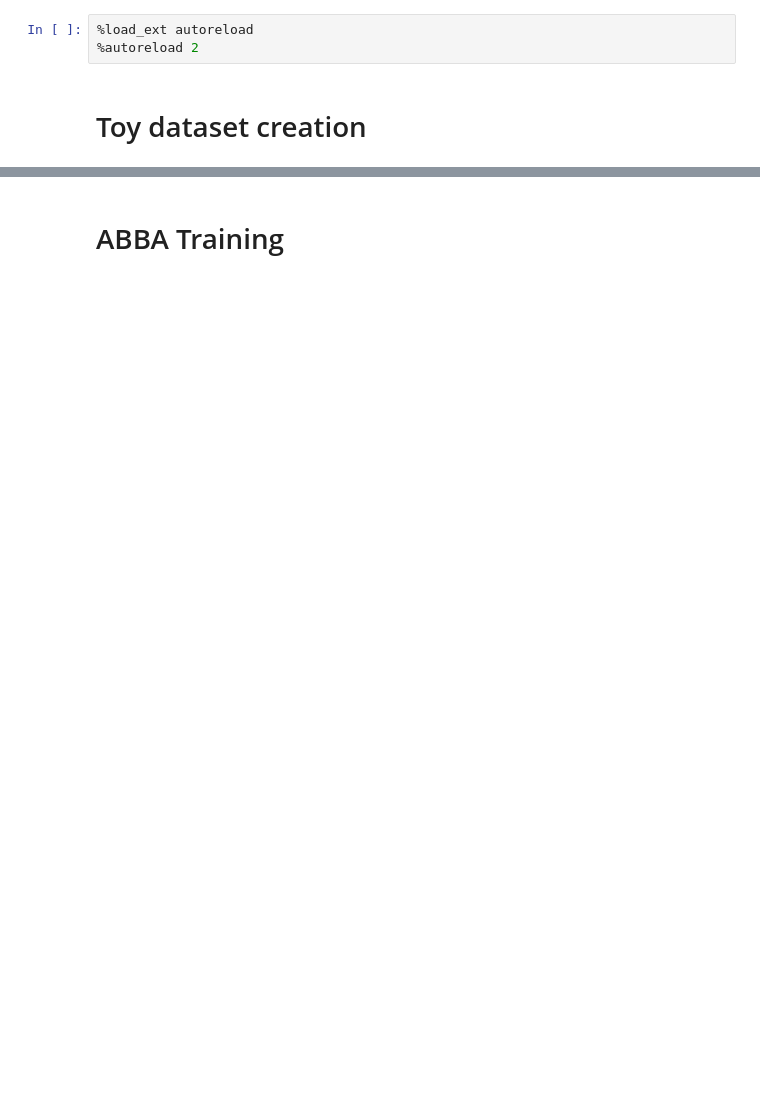
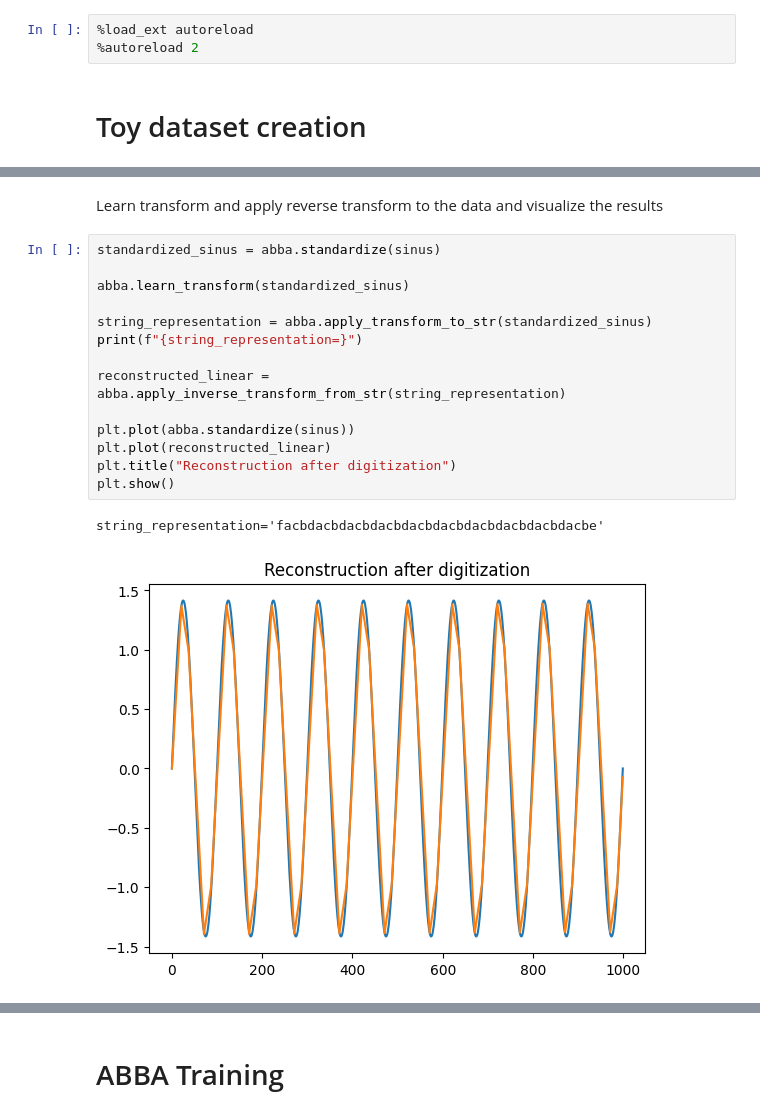
Before and after one commit to clementw168/abba-lstm, a Jupyter notebook: toy_dataset.ipynb, the cells around one changed output, grey strips where cells are left out. Saved outputs shown, nothing was run; the diff lists cells and outputs as text; blank space fills up the shorter version.

```diff
--- a/toy_dataset.ipynb
+++ b/toy_dataset.ipynb
@@ -17,0 +41,19 @@ plt.show()
+# %% [markdown]
+Learn transform and apply reverse transform to the data and visualize the results
+# %%
+standardized_sinus = abba.standardize(sinus)
+
+abba.learn_transform(standardized_sinus)
+
+string_representation = abba.apply_transform_to_str(standardized_sinus)
+print(f"{string_representation=}")
+
+reconstructed_linear = abba.apply_inverse_transform_from_str(string_representation)
+
+plt.plot(abba.standardize(sinus))
+plt.plot(reconstructed_linear)
+plt.title("Reconstruction after digitization")
+plt.show()
+# %% [output]
+string_representation='facbdacbdacbdacbdacbdacbdacbdacbdacbdacbe'
+[figure, added]
```
Also changed, not shown: parts of 13 cells of this notebook, 4 other files.
